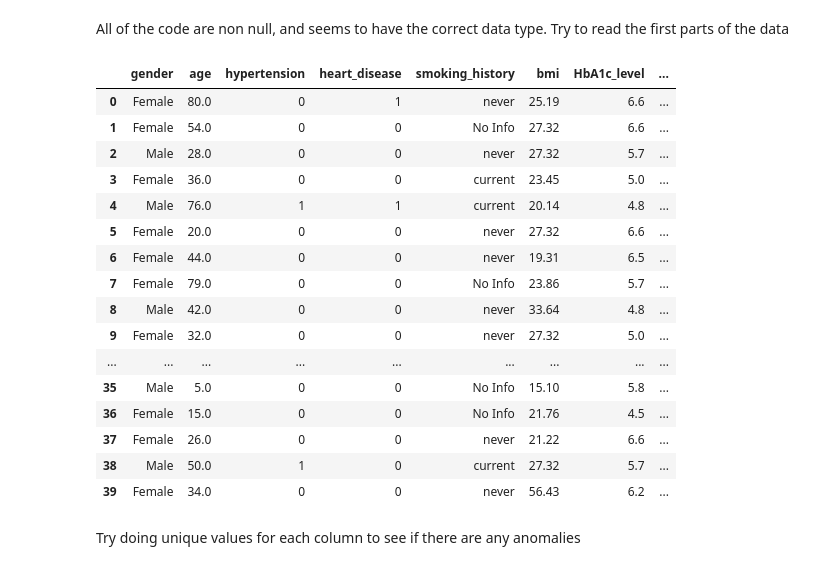
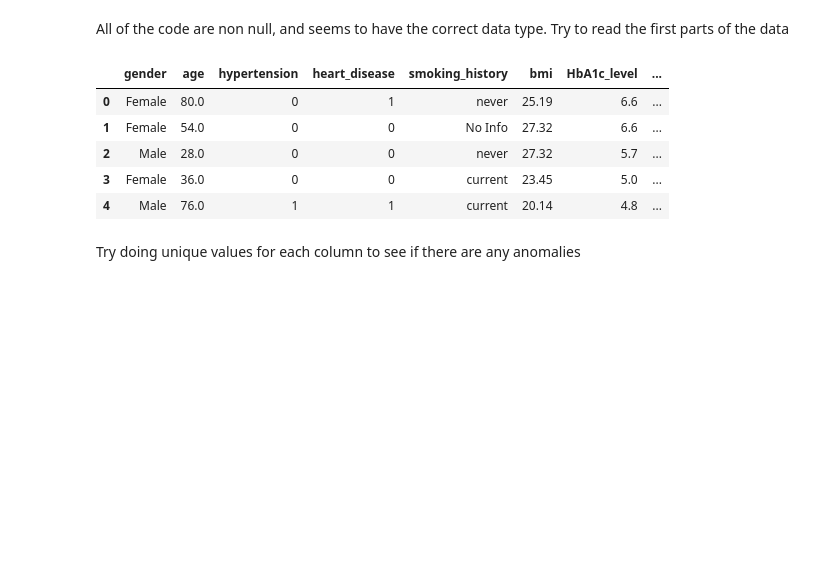
Before and after one commit to wends05/lab-ml, a Jupyter notebook: lab_3/main_lab_3.ipynb, the cells around one changed output. Cells and saved outputs as stored; diff of their text form; code cells hidden in the pictures; blank space fills up the shorter version.

```diff
--- a/lab_3/main_lab_3.ipynb
+++ b/lab_3/main_lab_3.ipynb
@@ -54,25 +62,14 @@ memory usage: 6.9+ MB
 # %% [markdown]
 All of the code are non null, and seems to have the correct data type. Try to read the first parts of the data
 # %%
-df.head(40)
+df.head()
 # %% [output]
 |  | gender | age | hypertension | heart_disease | smoking_history | bmi | HbA1c_level | ... |
 | 0 | Female | 80.0 | 0 | 1 | never | 25.19 | 6.6 | ... |
 | 1 | Female | 54.0 | 0 | 0 | No Info | 27.32 | 6.6 | ... |
 | 2 | Male | 28.0 | 0 | 0 | never | 27.32 | 5.7 | ... |
 | 3 | Female | 36.0 | 0 | 0 | current | 23.45 | 5.0 | ... |
 | 4 | Male | 76.0 | 1 | 1 | current | 20.14 | 4.8 | ... |
-| 5 | Female | 20.0 | 0 | 0 | never | 27.32 | 6.6 | ... |
-| 6 | Female | 44.0 | 0 | 0 | never | 19.31 | 6.5 | ... |
-| 7 | Female | 79.0 | 0 | 0 | No Info | 23.86 | 5.7 | ... |
-| 8 | Male | 42.0 | 0 | 0 | never | 33.64 | 4.8 | ... |
-| 9 | Female | 32.0 | 0 | 0 | never | 27.32 | 5.0 | ... |
-| ... | ... | ... | ... | ... | ... | ... | ... | ... |
-| 35 | Male | 5.0 | 0 | 0 | No Info | 15.10 | 5.8 | ... |
-| 36 | Female | 15.0 | 0 | 0 | No Info | 21.76 | 4.5 | ... |
-| 37 | Female | 26.0 | 0 | 0 | never | 21.22 | 6.6 | ... |
-| 38 | Male | 50.0 | 1 | 0 | current | 27.32 | 5.7 | ... |
-| 39 | Female | 34.0 | 0 | 0 | never | 56.43 | 6.2 | ... |
 # %% [markdown]
 Try doing unique values for each column to see if there are any anomalies
 # %%
```
Also changed, not shown: parts of 114 cells of this notebook, 4 other files.
